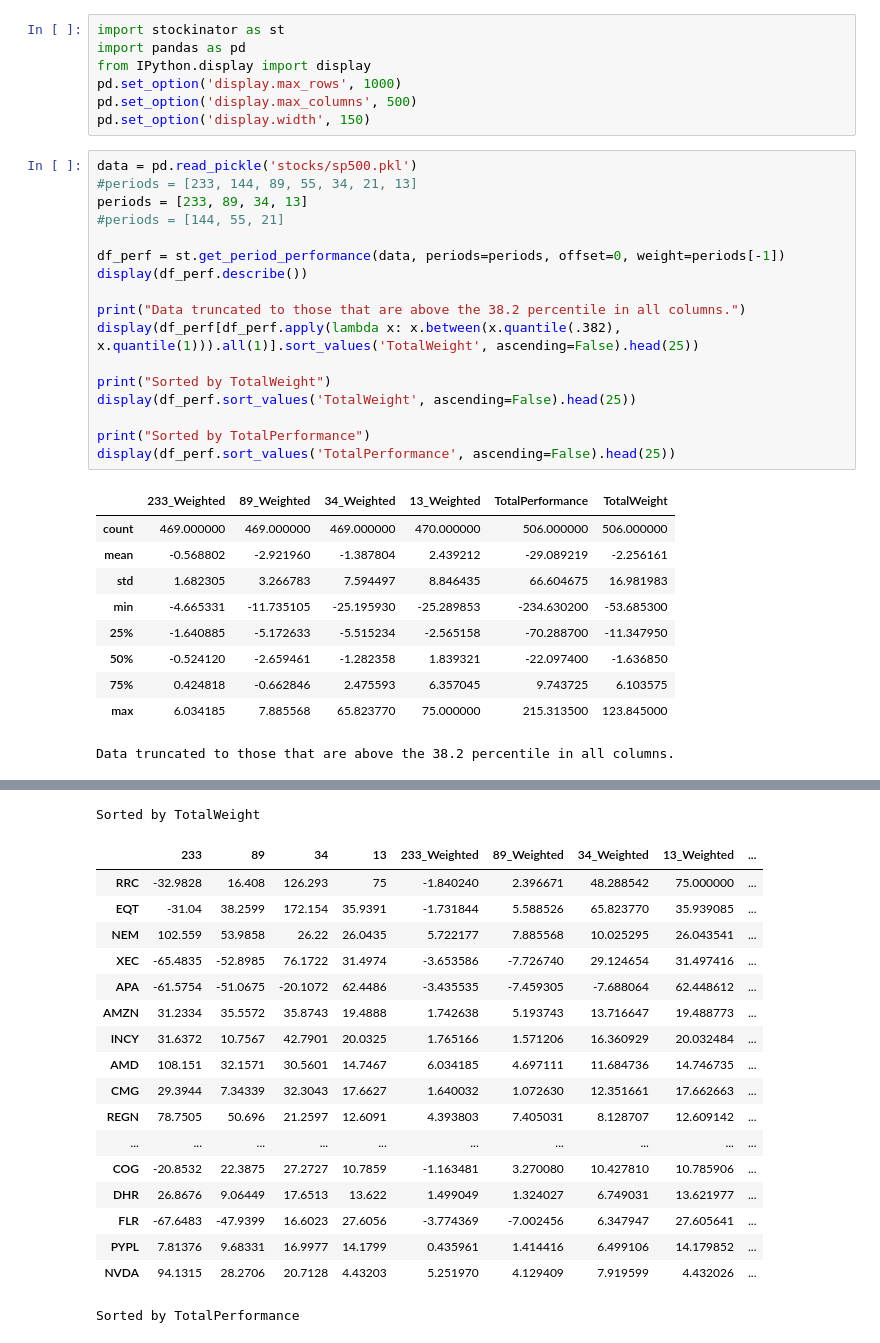
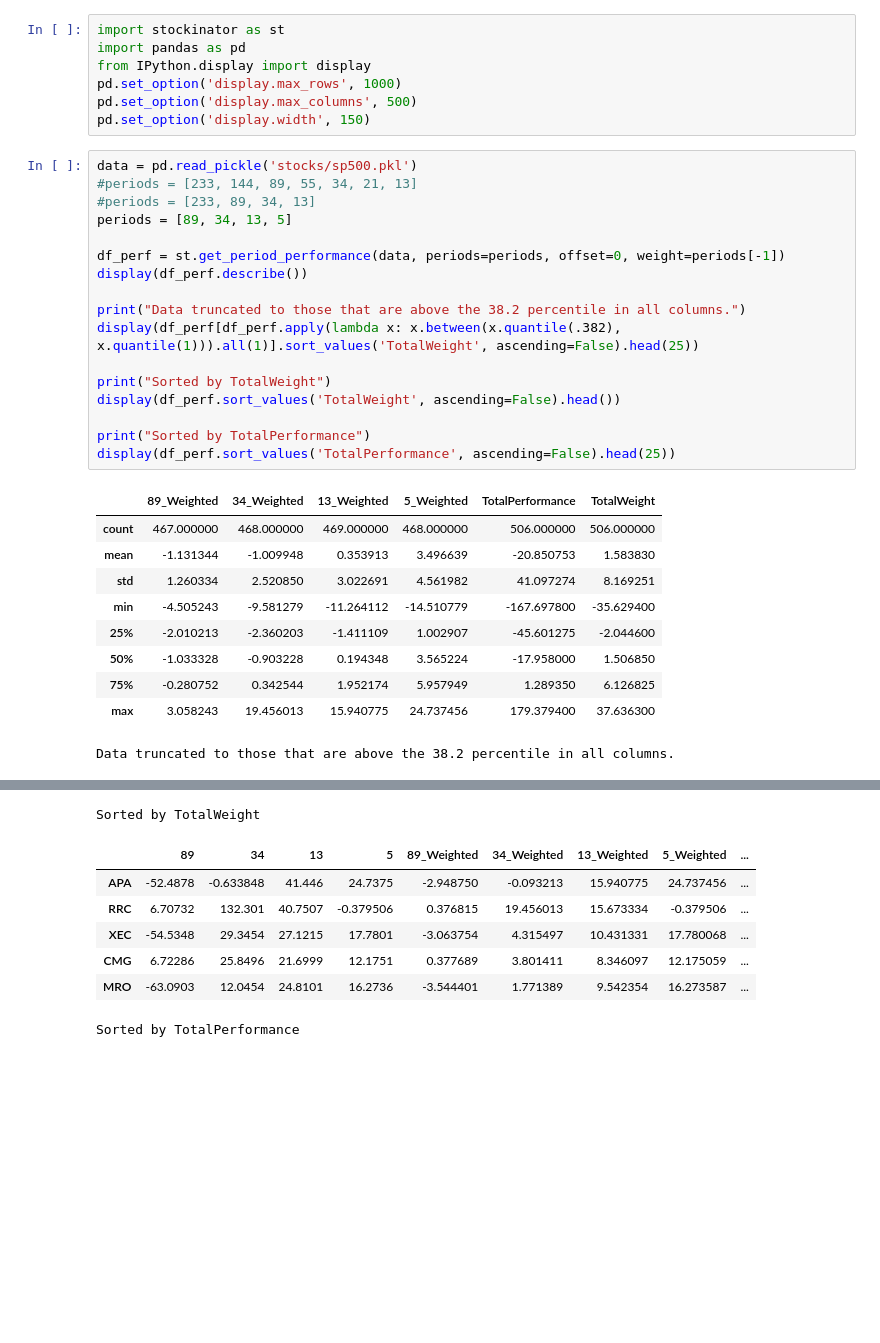
Before and after one commit to silver8ack/stockinator, a Jupyter notebook: stockinator_sp500.ipynb, the cells around one changed output, grey strips where cells are left out. Saved outputs shown, nothing was run; the diff lists cells and outputs as text; blank space fills up the shorter version.

```diff
--- a/stockinator_sp500.ipynb
+++ b/stockinator_sp500.ipynb
@@ -8,8 +8,8 @@ pd.set_option('display.width', 150)
 # %%
 data = pd.read_pickle('stocks/sp500.pkl')
 #periods = [233, 144, 89, 55, 34, 21, 13]
-periods = [233, 89, 34, 13]
-#periods = [144, 55, 21]
+#periods = [233, 89, 34, 13]
+periods = [89, 34, 13, 5]
 
 df_perf = st.get_period_performance(data, periods=periods, offset=0, weight=periods[-1])
 display(df_perf.describe())
@@ -18,18 +18,18 @@ print("Data truncated to those that are above the 38.2 percentile in all columns
 display(df_perf[df_perf.apply(lambda x: x.between(x.quantile(.382), x.quantile(1))).all(1)].sort_values('TotalWeight', ascending=False).head(25))
 
 print("Sorted by TotalWeight")
-display(df_perf.sort_values('TotalWeight', ascending=False).head(25))
+display(df_perf.sort_values('TotalWeight', ascending=False).head())
 
 print("Sorted by TotalPerformance")
 display(df_perf.sort_values('TotalPerformance', ascending=False).head(25))
 # %% [output]
-|  | 233_Weighted | 89_Weighted | 34_Weighted | 13_Weighted | TotalPerformance | TotalWeight |
-| count | 469.000000 | 469.000000 | 469.000000 | 470.000000 | 506.000000 | 506.000000 |
-| mean | -0.568802 | -2.921960 | -1.387804 | 2.439212 | -29.089219 | -2.256161 |
-| std | 1.682305 | 3.266783 | 7.594497 | 8.846435 | 66.604675 | 16.981983 |
-| min | -4.665331 | -11.735105 | -25.195930 | -25.289853 | -234.630200 | -53.685300 |
-| 25% | -1.640885 | -5.172633 | -5.515234 | -2.565158 | -70.288700 | -11.347950 |
-| 50% | -0.524120 | -2.659461 | -1.282358 | 1.839321 | -22.097400 | -1.636850 |
-| 75% | 0.424818 | -0.662846 | 2.475593 | 6.357045 | 9.743725 | 6.103575 |
-| max | 6.034185 | 7.885568 | 65.823770 | 75.000000 | 215.313500 | 123.845000 |
+|  | 89_Weighted | 34_Weighted | 13_Weighted | 5_Weighted | TotalPerformance | TotalWeight |
+| count | 467.000000 | 468.000000 | 469.000000 | 468.000000 | 506.000000 | 506.000000 |
+| mean | -1.131344 | -1.009948 | 0.353913 | 3.496639 | -20.850753 | 1.583830 |
+| std | 1.260334 | 2.520850 | 3.022691 | 4.561982 | 41.097274 | 8.169251 |
+| min | -4.505243 | -9.581279 | -11.264112 | -14.510779 | -167.697800 | -35.629400 |
+| 25% | -2.010213 | -2.360203 | -1.411109 | 1.002907 | -45.601275 | -2.044600 |
+| 50% | -1.033328 | -0.903228 | 0.194348 | 3.565224 | -17.958000 | 1.506850 |
+| 75% | -0.280752 | 0.342544 | 1.952174 | 5.957949 | 1.289350 | 6.126825 |
+| max | 3.058243 | 19.456013 | 15.940775 | 24.737456 | 179.379400 | 37.636300 |
 Data truncated to those that are above the 38.2 percentile in all columns.
@@ -53,19 +53,8 @@ Data truncated to those that are above the 38.2 percentile in all columns.
 Sorted by TotalWeight
-|  | 233 | 89 | 34 | 13 | 233_Weighted | 89_Weighted | 34_Weighted | 13_Weighted | ... |
-| RRC | -32.9828 | 16.408 | 126.293 | 75 | -1.840240 | 2.396671 | 48.288542 | 75.000000 | ... |
-| EQT | -31.04 | 38.2599 | 172.154 | 35.9391 | -1.731844 | 5.588526 | 65.823770 | 35.939085 | ... |
-| NEM | 102.559 | 53.9858 | 26.22 | 26.0435 | 5.722177 | 7.885568 | 10.025295 | 26.043541 | ... |
-| XEC | -65.4835 | -52.8985 | 76.1722 | 31.4974 | -3.653586 | -7.726740 | 29.124654 | 31.497416 | ... |
-| APA | -61.5754 | -51.0675 | -20.1072 | 62.4486 | -3.435535 | -7.459305 | -7.688064 | 62.448612 | ... |
-| AMZN | 31.2334 | 35.5572 | 35.8743 | 19.4888 | 1.742638 | 5.193743 | 13.716647 | 19.488773 | ... |
-| INCY | 31.6372 | 10.7567 | 42.7901 | 20.0325 | 1.765166 | 1.571206 | 16.360929 | 20.032484 | ... |
-| AMD | 108.151 | 32.1571 | 30.5601 | 14.7467 | 6.034185 | 4.697111 | 11.684736 | 14.746735 | ... |
-| CMG | 29.3944 | 7.34339 | 32.3043 | 17.6627 | 1.640032 | 1.072630 | 12.351661 | 17.662663 | ... |
-| REGN | 78.7505 | 50.696 | 21.2597 | 12.6091 | 4.393803 | 7.405031 | 8.128707 | 12.609142 | ... |
-| ... | ... | ... | ... | ... | ... | ... | ... | ... | ... |
-| COG | -20.8532 | 22.3875 | 27.2727 | 10.7859 | -1.163481 | 3.270080 | 10.427810 | 10.785906 | ... |
-| DHR | 26.8676 | 9.06449 | 17.6513 | 13.622 | 1.499049 | 1.324027 | 6.749031 | 13.621977 | ... |
-| FLR | -67.6483 | -47.9399 | 16.6023 | 27.6056 | -3.774369 | -7.002456 | 6.347947 | 27.605641 | ... |
-| PYPL | 7.81376 | 9.68331 | 16.9977 | 14.1799 | 0.435961 | 1.414416 | 6.499106 | 14.179852 | ... |
-| NVDA | 94.1315 | 28.2706 | 20.7128 | 4.43203 | 5.251970 | 4.129409 | 7.919599 | 4.432026 | ... |
+|  | 89 | 34 | 13 | 5 | 89_Weighted | 34_Weighted | 13_Weighted | 5_Weighted | ... |
+| APA | -52.4878 | -0.633848 | 41.446 | 24.7375 | -2.948750 | -0.093213 | 15.940775 | 24.737456 | ... |
+| RRC | 6.70732 | 132.301 | 40.7507 | -0.379506 | 0.376815 | 19.456013 | 15.673334 | -0.379506 | ... |
+| XEC | -54.5348 | 29.3454 | 27.1215 | 17.7801 | -3.063754 | 4.315497 | 10.431331 | 17.780068 | ... |
+| CMG | 6.72286 | 25.8496 | 21.6999 | 12.1751 | 0.377689 | 3.801411 | 8.346097 | 12.175059 | ... |
+| MRO | -63.0903 | 12.0454 | 24.8101 | 16.2736 | -3.544401 | 1.771389 | 9.542354 | 16.273587 | ... |
 Sorted by TotalPerformance
```
Also changed, not shown: parts of 1 cell of this notebook, 4 other files.
